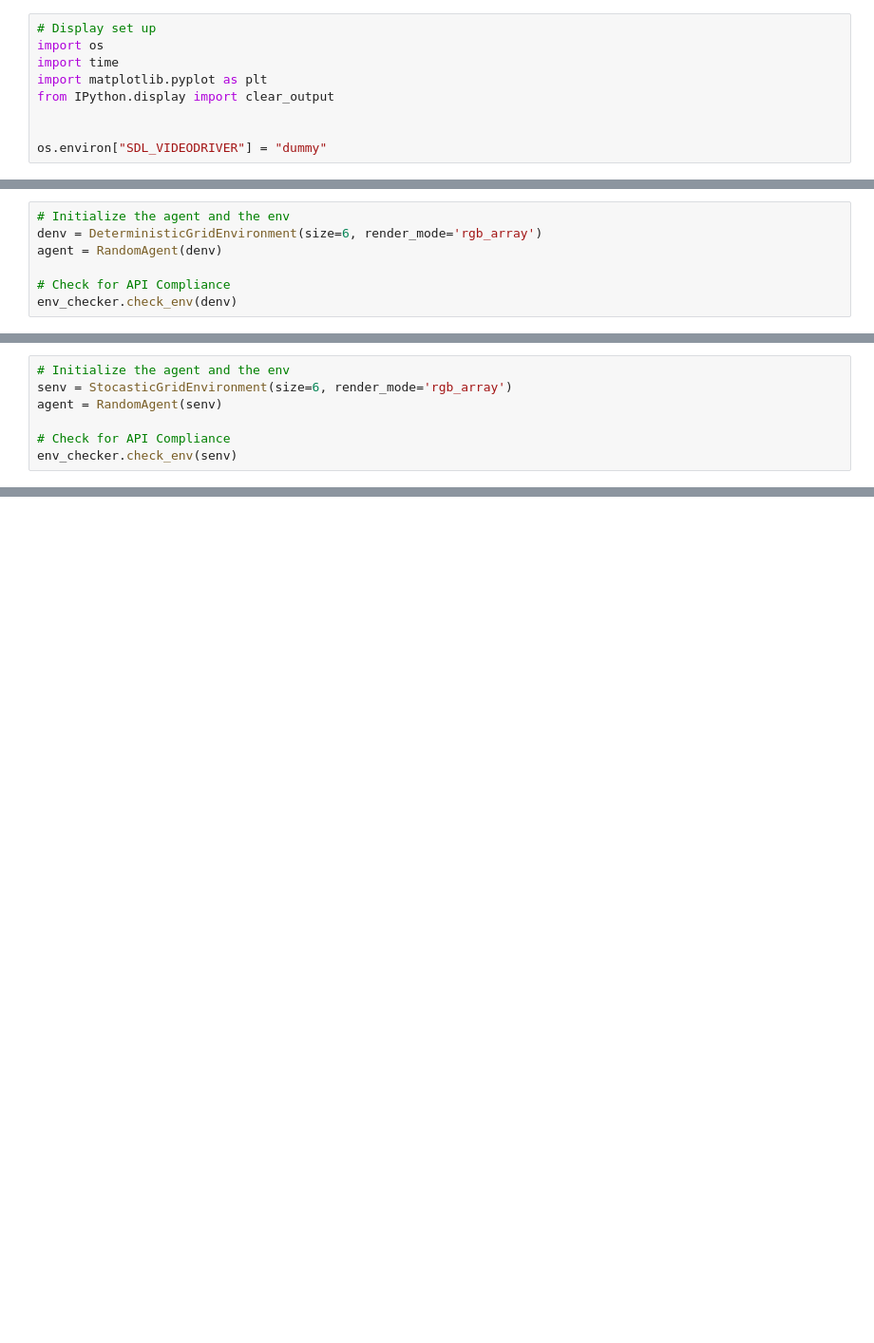
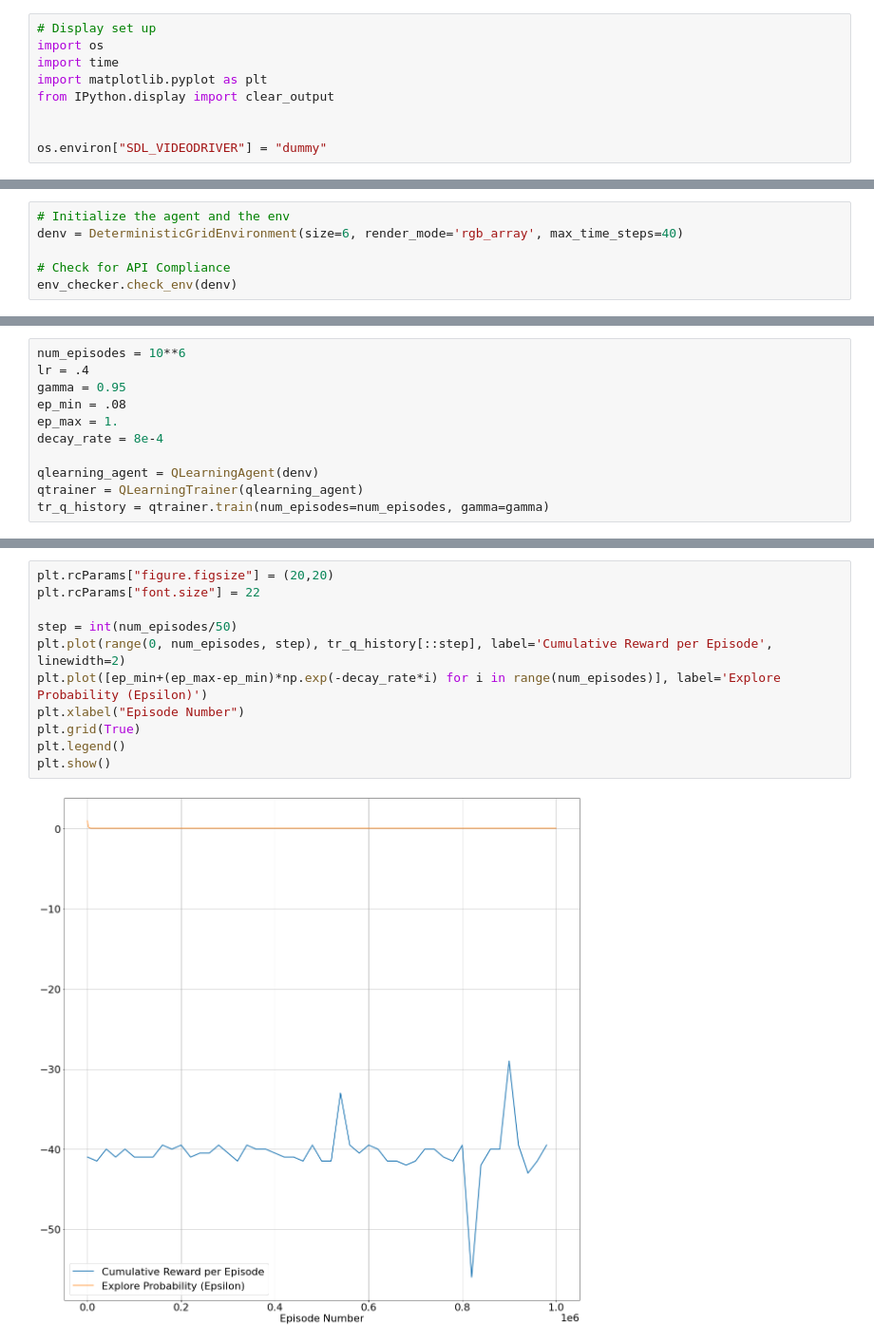
Before and after one commit to nasheedyasin/rl-assignments, a Jupyter notebook: a1/assignment_1_part_2.ipynb, the cells around one changed output, grey strips where cells are left out. Shown at 95% size. Drawn from its saved outputs; the diff is of its cells as text; blank space fills up the shorter version.

Commit message:
Environmental changes

```diff
--- a/a1/assignment_1_part_2.ipynb
+++ b/a1/assignment_1_part_2.ipynb
@@ -317,7 +34,0 @@ class RandomAgent:
-# %%
-# Initialize the agent and the env
-denv = DeterministicGridEnvironment(size=6, render_mode='rgb_array')
-agent = RandomAgent(denv)
-
-# Check for API Compliance
-env_checker.check_env(denv)
@@ -687,7 +34,0 @@ class StocasticGridEnvironment(Env):
-# %%
-# Initialize the agent and the env
-senv = StocasticGridEnvironment(size=6, render_mode='rgb_array')
-agent = RandomAgent(senv)
-
-# Check for API Compliance
-env_checker.check_env(senv)
@@ -742,0 +592,6 @@ senv.close()
+# %%
+# Initialize the agent and the env
+denv = DeterministicGridEnvironment(size=6, render_mode='rgb_array', max_time_steps=40)
+
+# Check for API Compliance
+env_checker.check_env(denv)
@@ -742,0 +600,11 @@ senv.close()
+# %%
+num_episodes = 10**6
+lr = .4
+gamma = 0.95
+ep_min = .08
+ep_max = 1.
+decay_rate = 8e-4
+
+qlearning_agent = QLearningAgent(denv)
+qtrainer = QLearningTrainer(qlearning_agent)
+tr_q_history = qtrainer.train(num_episodes=num_episodes, gamma=gamma)
@@ -742,0 +617,13 @@ senv.close()
+# %%
+plt.rcParams["figure.figsize"] = (20,20)
+plt.rcParams["font.size"] = 22
+
+step = int(num_episodes/50)
+plt.plot(range(0, num_episodes, step), tr_q_history[::step], label='Cumulative Reward per Episode', linewidth=2)
+plt.plot([ep_min+(ep_max-ep_min)*np.exp(-decay_rate*i) for i in range(num_episodes)], label='Explore Probability (Epsilon)')
+plt.xlabel("Episode Number")
+plt.grid(True)
+plt.legend()
+plt.show()
+# %% [output]
+[figure, added]
```
Also changed, not shown: parts of 78 cells of this notebook.
